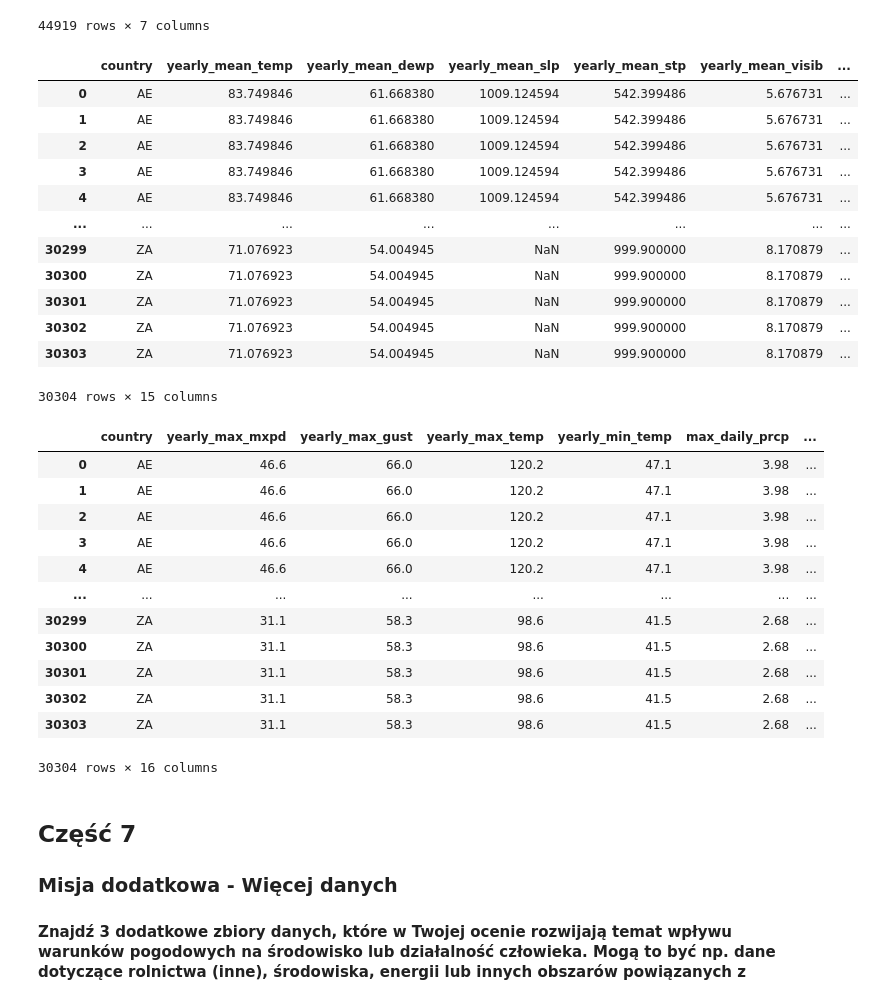
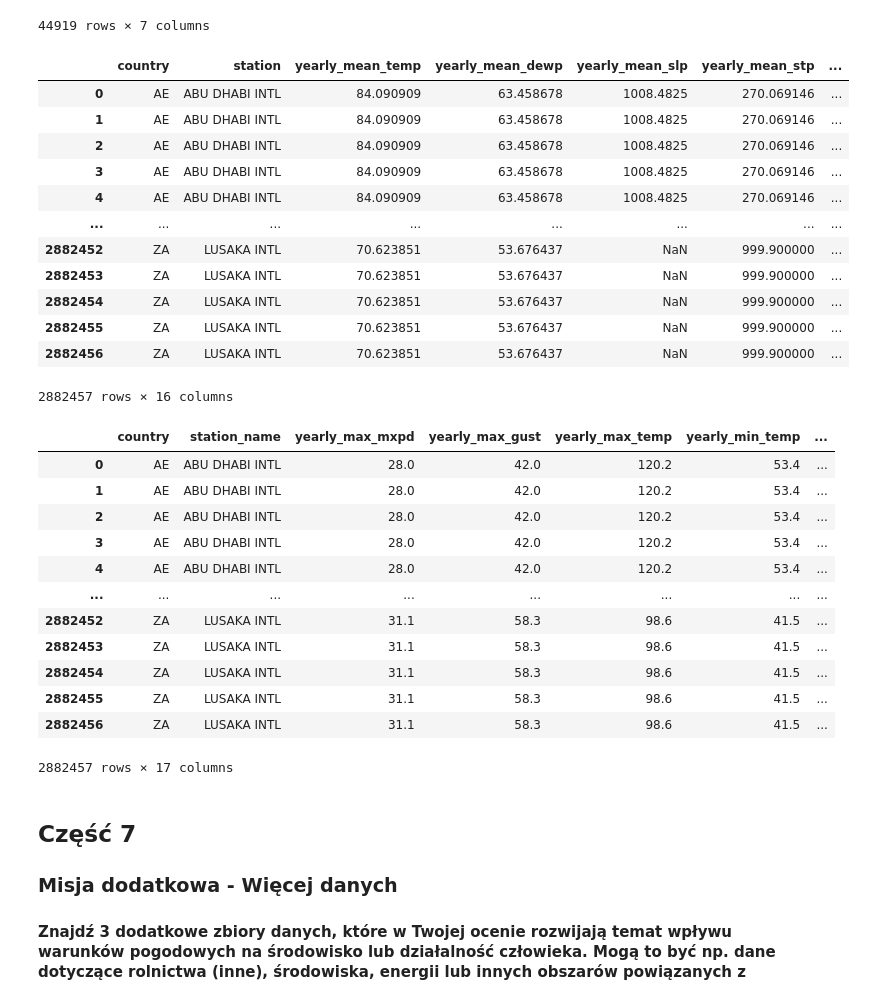
Before and after one commit to Matio004/PodstawyPrzetwarzaniaDuzychZbiorowDanych, a Jupyter notebook: zad1.ipynb, the cells around one changed output. Saved outputs shown, nothing was run; the diff lists cells and outputs as text; code cells hidden in the pictures.

```diff
--- a/zad1.ipynb
+++ b/zad1.ipynb
@@ -378,42 +404,42 @@ faostat
 # %%
 weather= pd.read_csv('data/daily_weather.csv')
 weather['date'] = pd.to_datetime(weather['date'])
 weather['year'] = weather['date'].dt.year
-year_weather = weather.groupby(['country', 'year']).agg(
+year_weather = weather.groupby(['country', 'name', 'year']).agg(
     {
         'temp' : 'mean',
         'dewp' : 'mean',
         'slp' : 'mean',
         'stp' : 'mean',
         'visib' : 'mean',
         'wdsp' : 'mean',
         'prcp' : 'sum',
         'sndp': 'sum',
     }).reset_index()
-year_weather.columns = ['country','year','yearly_mean_temp','yearly_mean_dewp','yearly_mean_slp','yearly_mean_stp','yearly_mean_visib','yearly_mean_wdsp','yearly_sum_prcp','yearly_sum_sndp']
-merged_data = year_weather.merge(faostat, how='inner', left_on=['country'], right_on=['area_code',]).drop(columns=['area_code','year'])
+year_weather.columns = ['country', 'station', 'year','yearly_mean_temp','yearly_mean_dewp','yearly_mean_slp','yearly_mean_stp','yearly_mean_visib','yearly_mean_wdsp','yearly_sum_prcp','yearly_sum_sndp']
+merged_data = year_weather.merge(faostat, how='inner', left_on=['country'], right_on=['area_code']).drop(columns=['area_code','year'])
 merged_data.to_csv('data/weather_faostat_annual.csv', index=False)
 merged_data
 # %% [output]
-|  | country | yearly_mean_temp | yearly_mean_dewp | yearly_mean_slp | yearly_mean_stp | yearly_mean_visib | ... |
-| 0 | AE | 83.749846 | 61.668380 | 1009.124594 | 542.399486 | 5.676731 | ... |
-| 1 | AE | 83.749846 | 61.668380 | 1009.124594 | 542.399486 | 5.676731 | ... |
-| 2 | AE | 83.749846 | 61.668380 | 1009.124594 | 542.399486 | 5.676731 | ... |
-| 3 | AE | 83.749846 | 61.668380 | 1009.124594 | 542.399486 | 5.676731 | ... |
-| 4 | AE | 83.749846 | 61.668380 | 1009.124594 | 542.399486 | 5.676731 | ... |
+|  | country | station | yearly_mean_temp | yearly_mean_dewp | yearly_mean_slp | yearly_mean_stp | ... |
+| 0 | AE | ABU DHABI INTL | 84.090909 | 63.458678 | 1008.4825 | 270.069146 | ... |
+| 1 | AE | ABU DHABI INTL | 84.090909 | 63.458678 | 1008.4825 | 270.069146 | ... |
+| 2 | AE | ABU DHABI INTL | 84.090909 | 63.458678 | 1008.4825 | 270.069146 | ... |
+| 3 | AE | ABU DHABI INTL | 84.090909 | 63.458678 | 1008.4825 | 270.069146 | ... |
+| 4 | AE | ABU DHABI INTL | 84.090909 | 63.458678 | 1008.4825 | 270.069146 | ... |
 | ... | ... | ... | ... | ... | ... | ... | ... |
-| 30299 | ZA | 71.076923 | 54.004945 | NaN | 999.900000 | 8.170879 | ... |
-| 30300 | ZA | 71.076923 | 54.004945 | NaN | 999.900000 | 8.170879 | ... |
-| 30301 | ZA | 71.076923 | 54.004945 | NaN | 999.900000 | 8.170879 | ... |
-| 30302 | ZA | 71.076923 | 54.004945 | NaN | 999.900000 | 8.170879 | ... |
-| 30303 | ZA | 71.076923 | 54.004945 | NaN | 999.900000 | 8.170879 | ... |
+| 2882452 | ZA | LUSAKA INTL | 70.623851 | 53.676437 | NaN | 999.900000 | ... |
+| 2882453 | ZA | LUSAKA INTL | 70.623851 | 53.676437 | NaN | 999.900000 | ... |
+| 2882454 | ZA | LUSAKA INTL | 70.623851 | 53.676437 | NaN | 999.900000 | ... |
+| 2882455 | ZA | LUSAKA INTL | 70.623851 | 53.676437 | NaN | 999.900000 | ... |
+| 2882456 | ZA | LUSAKA INTL | 70.623851 | 53.676437 | NaN | 999.900000 | ... |
-30304 rows × 15 columns
+2882457 rows × 16 columns
 # %%
 weather= pd.read_csv('data/extreme_weather.csv')
 weather['date'] = pd.to_datetime(weather['date'])
 weather['year'] = weather['date'].dt.year
 weather
-year_weather = weather.groupby(['country', 'year']).agg({
+year_weather = weather.groupby(['country', 'name', 'year']).agg({
     'mxpsd': 'max',
     'gust': 'max',
     'max': 'max',
@@ -424,24 +450,24 @@ year_weather = weather.groupby(['country', 'year']).agg({
     'thunder': 'sum',
     'tornado_funnel_cloud': 'sum'
 }).reset_index()
-year_weather.columns = ['country','year', 'yearly_max_mxpd','yearly_max_gust','yearly_max_temp','yearly_min_temp','max_daily_prcp','days_with_snow','days_with_hail','days_with_thunder','days_with_tornado_funnel_cloud']
+year_weather.columns = ['country', 'station_name', 'year', 'yearly_max_mxpd','yearly_max_gust','yearly_max_temp','yearly_min_temp','max_daily_prcp','days_with_snow','days_with_hail','days_with_thunder','days_with_tornado_funnel_cloud']
 merged_data = year_weather.merge(faostat, how='inner', left_on=['country',], right_on=['area_code',]).drop(columns=['area_code','year'])
 merged_data.to_csv('data/extreme_faostat_annual.csv', index=False)
 merged_data
 # %% [output]
-|  | country | yearly_max_mxpd | yearly_max_gust | yearly_max_temp | yearly_min_temp | max_daily_prcp | ... |
-| 0 | AE | 46.6 | 66.0 | 120.2 | 47.1 | 3.98 | ... |
-| 1 | AE | 46.6 | 66.0 | 120.2 | 47.1 | 3.98 | ... |
-| 2 | AE | 46.6 | 66.0 | 120.2 | 47.1 | 3.98 | ... |
-| 3 | AE | 46.6 | 66.0 | 120.2 | 47.1 | 3.98 | ... |
-| 4 | AE | 46.6 | 66.0 | 120.2 | 47.1 | 3.98 | ... |
+|  | country | station_name | yearly_max_mxpd | yearly_max_gust | yearly_max_temp | yearly_min_temp | ... |
+| 0 | AE | ABU DHABI INTL | 28.0 | 42.0 | 120.2 | 53.4 | ... |
+| 1 | AE | ABU DHABI INTL | 28.0 | 42.0 | 120.2 | 53.4 | ... |
+| 2 | AE | ABU DHABI INTL | 28.0 | 42.0 | 120.2 | 53.4 | ... |
+| 3 | AE | ABU DHABI INTL | 28.0 | 42.0 | 120.2 | 53.4 | ... |
+| 4 | AE | ABU DHABI INTL | 28.0 | 42.0 | 120.2 | 53.4 | ... |
 | ... | ... | ... | ... | ... | ... | ... | ... |
-| 30299 | ZA | 31.1 | 58.3 | 98.6 | 41.5 | 2.68 | ... |
-| 30300 | ZA | 31.1 | 58.3 | 98.6 | 41.5 | 2.68 | ... |
-| 30301 | ZA | 31.1 | 58.3 | 98.6 | 41.5 | 2.68 | ... |
-| 30302 | ZA | 31.1 | 58.3 | 98.6 | 41.5 | 2.68 | ... |
-| 30303 | ZA | 31.1 | 58.3 | 98.6 | 41.5 | 2.68 | ... |
+| 2882452 | ZA | LUSAKA INTL | 31.1 | 58.3 | 98.6 | 41.5 | ... |
+| 2882453 | ZA | LUSAKA INTL | 31.1 | 58.3 | 98.6 | 41.5 | ... |
+| 2882454 | ZA | LUSAKA INTL | 31.1 | 58.3 | 98.6 | 41.5 | ... |
+| 2882455 | ZA | LUSAKA INTL | 31.1 | 58.3 | 98.6 | 41.5 | ... |
+| 2882456 | ZA | LUSAKA INTL | 31.1 | 58.3 | 98.6 | 41.5 | ... |
-30304 rows × 16 columns
+2882457 rows × 17 columns
 # %% [markdown]
 ## Część 7
 ### Misja dodatkowa - Więcej danych
```
Also changed, not shown: parts of 21 cells of this notebook.
